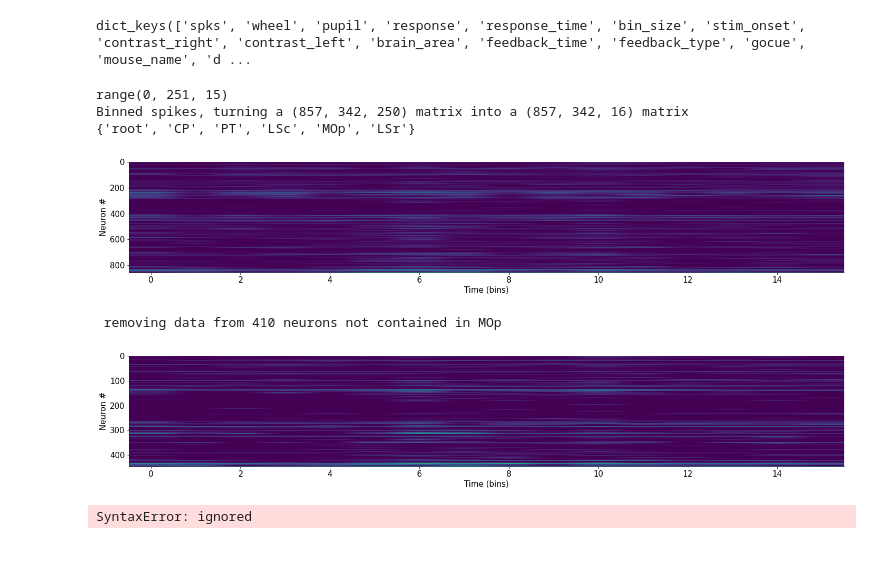
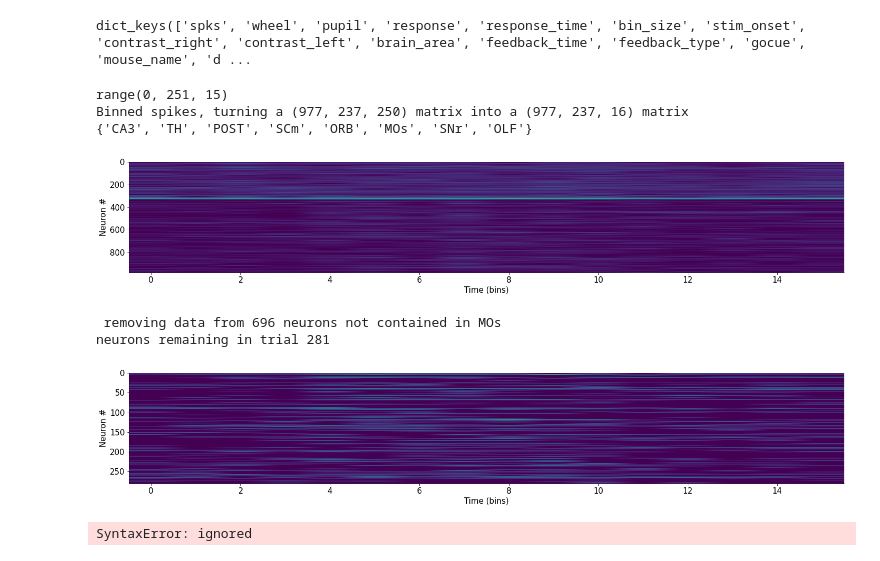
Before and after one commit to cindyhfls/NMA_DL_2021_project, a Jupyter notebook: project_group_OkapisJohnV2_1.ipynb, the cells around one changed output. Saved outputs shown, nothing was run; the diff lists cells and outputs as text; code cells hidden in the pictures.

```diff
--- a/project_group_OkapisJohnV2_1.ipynb
+++ b/project_group_OkapisJohnV2_1.ipynb
@@ -126,7 +126,8 @@ class SteinmetzSession:
     rmrt=list(np.where(self.data['brain_area']!=region))[0]
     print(f' removing data from {len(rmrt)} neurons not contained in {region} ')
     self.data['spks']=np.delete(self.data['spks'],rmrt,axis=0)
-
+    neur=len(self.data['spks'])
+    print(f'neurons remaining in trial {neur}')
     self.data['brain_area']=np.delete(self.data['brain_area'],rmrt,axis=0)
     self.data['ccf']=np.delete(self.data['ccf'],rmrt,axis=0)
 
@@ -144,24 +145,25 @@ class SteinmetzSession:
 
 
 
-s11=SteinmetzSession(alldat[10])
+s31=SteinmetzSession(alldat[30])
 # %%
 
-s11.binData(15)
+s31.binData(15)
 
-s11.plotTrial(23)
-s11.get_areas()
+s31.plotTrial(23)
+s31.get_areas()
 # %% [output]
 range(0, 251, 15)
-Binned spikes, turning a (857, 342, 250) matrix into a (857, 342, 16) matrix
-{'root', 'CP', 'PT', 'LSc', 'MOp', 'LSr'}
+Binned spikes, turning a (977, 237, 250) matrix into a (977, 237, 16) matrix
+{'CA3', 'TH', 'POST', 'SCm', 'ORB', 'MOs', 'SNr', 'OLF'}
-[figure, old version]
+[figure, new version]
 # %%
-s11.extractROI('MOp')
-s11.plotTrial(23)
+s31.extractROI('MOs')
+s31.plotTrial(23)
 # %% [output]
- removing data from 410 neurons not contained in MOp
+ removing data from 696 neurons not contained in MOs
+neurons remaining in trial 281
-[figure, old version]
+[figure, new version]
 # %%
 import torch
 
```
